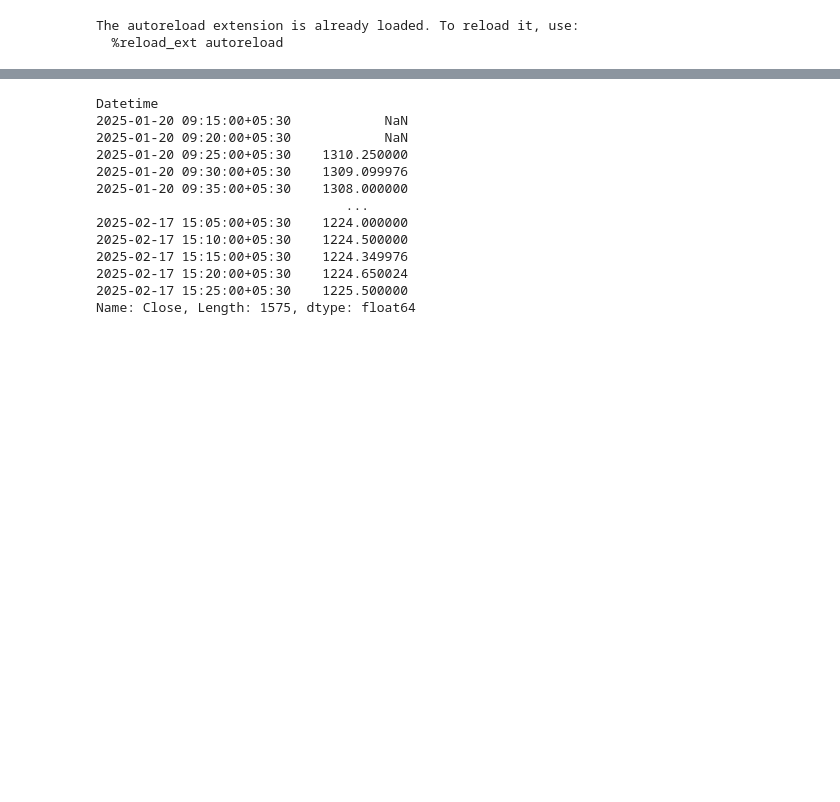
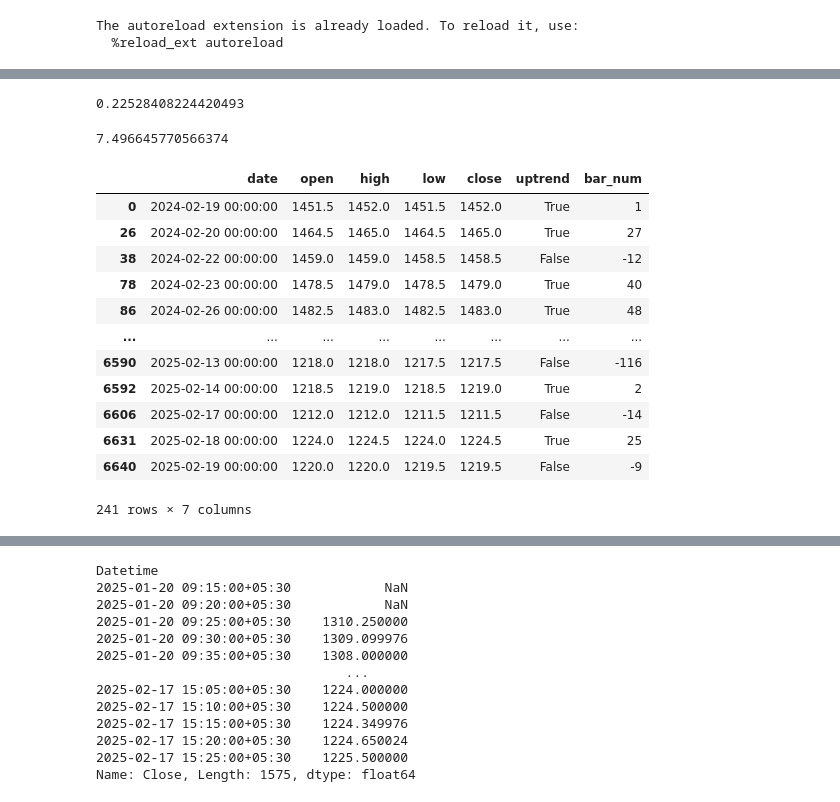
Before and after one commit to isouravsharma/AlgoQuantPi, a Jupyter notebook: Quant/Testing.ipynb, the cells around one changed output, grey strips where cells are left out. Cells and saved outputs as stored; diff of their text form; code cells hidden in the pictures; blank space fills up the shorter version.

```diff
--- a/Quant/Testing.ipynb
+++ b/Quant/Testing.ipynb
@@ -53,0 +59,9 @@ data
+# %%
+vol  = data['d_rtn'].std()*np.sqrt(252)
+vol
+# %% [output]
+0.22528408224420493
+# %%
+CAGR(data)
+# %% [output]
+7.496645770566374
@@ -53,0 +71,35 @@ data
+# %%
+from renko import Renko
+def renko_DF(DF):
+    "function to convert ohlc data into renko bricks"
+    df = DF.copy()
+    df.reset_index(inplace=True)
+    df = df.iloc[:,[0,1,2,3,4,5]]
+    df.columns = ["date","open","high","low","close","volume"]
+    df2 = Renko(df)
+    df2.brick_size = max(0.5,round(ATR(DF,120)["ATR"][-1],0))
+    renko_df = df2.get_ohlc_data()
+    renko_df["bar_num"] = np.where(renko_df["uptrend"]==True,1,np.where(renko_df["uptrend"]==False,-1,0))
+    for i in range(1,len(renko_df["bar_num"])):
+        if renko_df["bar_num"][i]>0 and renko_df["bar_num"][i-1]>0:
+            renko_df["bar_num"][i]+=renko_df["bar_num"][i-1]
+        elif renko_df["bar_num"][i]<0 and renko_df["bar_num"][i-1]<0:
+            renko_df["bar_num"][i]+=renko_df["bar_num"][i-1]
+    renko_df.drop_duplicates(subset="date",keep="last",inplace=True)
+    return renko_df
+# %%
+renko_DF(data)
+# %% [output]
+|  | date | open | high | low | close | uptrend | bar_num |
+| 0 | 2024-02-19 00:00:00 | 1451.5 | 1452.0 | 1451.5 | 1452.0 | True | 1 |
+| 26 | 2024-02-20 00:00:00 | 1464.5 | 1465.0 | 1464.5 | 1465.0 | True | 27 |
+| 38 | 2024-02-22 00:00:00 | 1459.0 | 1459.0 | 1458.5 | 1458.5 | False | -12 |
+| 78 | 2024-02-23 00:00:00 | 1478.5 | 1479.0 | 1478.5 | 1479.0 | True | 40 |
+| 86 | 2024-02-26 00:00:00 | 1482.5 | 1483.0 | 1482.5 | 1483.0 | True | 48 |
+| ... | ... | ... | ... | ... | ... | ... | ... |
+| 6590 | 2025-02-13 00:00:00 | 1218.0 | 1218.0 | 1217.5 | 1217.5 | False | -116 |
+| 6592 | 2025-02-14 00:00:00 | 1218.5 | 1219.0 | 1218.5 | 1219.0 | True | 2 |
+| 6606 | 2025-02-17 00:00:00 | 1212.0 | 1212.0 | 1211.5 | 1211.5 | False | -14 |
+| 6631 | 2025-02-18 00:00:00 | 1224.0 | 1224.5 | 1224.0 | 1224.5 | True | 25 |
+| 6640 | 2025-02-19 00:00:00 | 1220.0 | 1220.0 | 1219.5 | 1219.5 | False | -9 |
+241 rows × 7 columns
```
Also changed, not shown: parts of 8 cells of this notebook, 3 other files.
